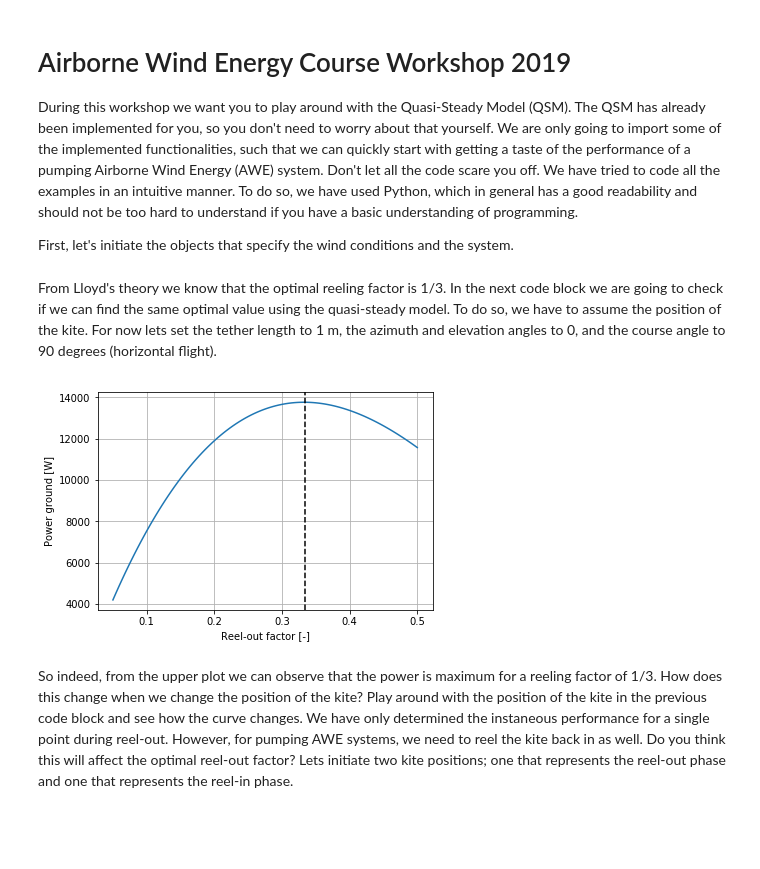
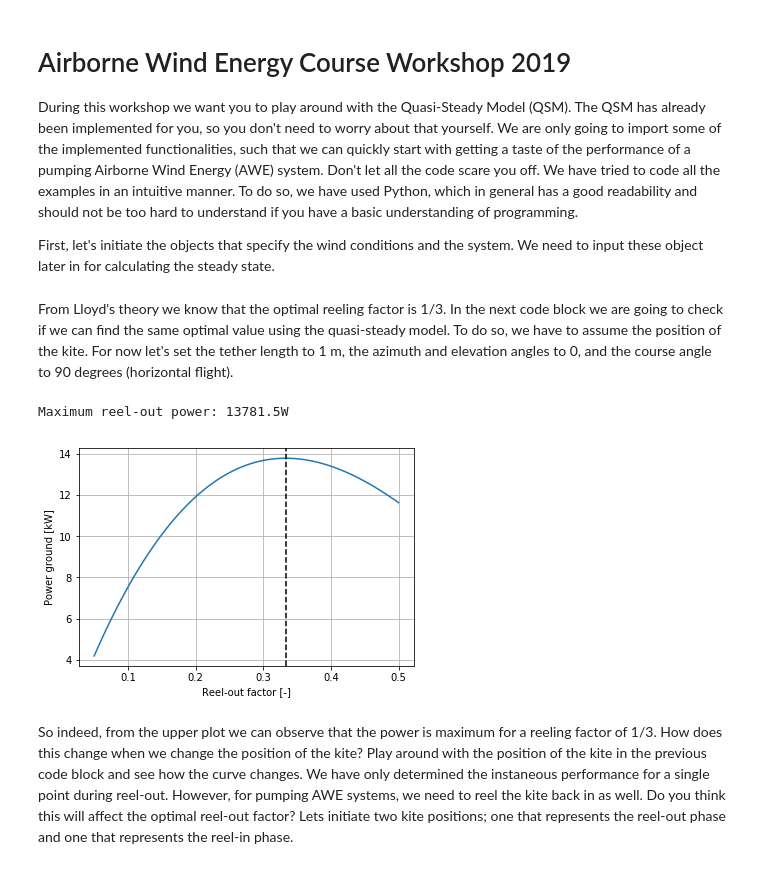
Before and after one commit to awecourse/workshop, a Jupyter notebook: awe_workshop_2019.ipynb, the cells around one changed output. Drawn from its saved outputs; the diff is of its cells as text; code cells hidden in the pictures; blank space fills up the shorter version.

```diff
--- a/awe_workshop_2019.ipynb
+++ b/awe_workshop_2019.ipynb
@@ -3,25 +3,26 @@
 
 During this workshop we want you to play around with the Quasi-Steady Model (QSM). The QSM has already been implemented for you, so you don't need to worry about that yourself. We are only going to import some of the implemented functionalities, such that we can quickly start with getting a taste of the performance of a pumping Airborne Wind Energy (AWE) system. Don't let all the code scare you off. We have tried to code all the examples in an intuitive manner. To do so, we have used Python, which in general has a good readability and should not be too hard to understand if you have a basic understanding of programming.
 
-First, let's initiate the objects that specify the wind conditions and the system.
+First, let's initiate the objects that specify the wind conditions and the system. We need to input these object later in for calculating the steady state.
 # %%
+# Import required packages.
 from qsm import Environment, KiteKinematics, StaticAerodynamics, SteadyState
 import matplotlib.pyplot as plt
 import numpy as np
 
-# Creating uniform wind field input.
+# Create an object setting the wind conditions.
 env_state = {
     'wind_speed': 7.,  # [m/s]
     'air_density': 1.225,  # [kg/m^3]
 }
 env_state = Environment(**env_state)
 
-# Creating system properties input.
+# Create an object setting the system properties.
 c_l = 1.
 l_to_d = 5.
 sys_props = {
     'kite_projected_area': 16.7,  # [m^2]
-    'kite_mass': 20.,  # [kg]
+    'kite_mass': 0.,  # [kg]
     'tether_density': 0.,  # [kg/m^3]
     'tether_diameter': 0.,  # [m]
     'lift_to_drag': l_to_d,  # [-]
@@ -30,33 +31,45 @@ sys_props = {
 sys_props = StaticAerodynamics(**sys_props)
 sys_props.tether_mass = 0.  # [m]
 # %% [markdown]
-From Lloyd's theory we know that the optimal reeling factor is 1/3. In the next code block we are going to check if we can find the same optimal value using the quasi-steady model. To do so, we have to assume the position of the kite. For now lets set the tether length to 1 m, the azimuth and elevation angles to 0, and the course angle to 90 degrees (horizontal flight).
+From Lloyd's theory we know that the optimal reeling factor is 1/3. In the next code block we are going to check if we can find the same optimal value using the quasi-steady model. To do so, we have to assume the position of the kite. For now let's set the tether length to 1 m, the azimuth and elevation angles to 0, and the course angle to 90 degrees (horizontal flight).
 # %%
-# Setting basic kinematic properties.
+# Create an object containing the kite position and course angle.
 kite_position = {
     'straight_tether_length': 1.,  # [m]
-    'azimuth_angle': 0.,  # [rad]
-    'elevation_angle': 0.,  # [rad]
+    'azimuth_angle': 0.*np.pi/180.,  # [rad]
+    'elevation_angle': 0.*np.pi/180.,  # [rad]
     'course_angle': 90.*np.pi/180.,  # [rad]
 }
 kite_position = KiteKinematics(**kite_position)
 
+# Set the range of reeling factors for which we will determine the steady states.
 n_reeling_factors = 100
 reel_out_factors = np.linspace(0.05, 0.5, n_reeling_factors)
+
+# Create an array to which we will save our results.
 power = np.zeros(n_reeling_factors)
+
+# Iterate over the reel-out factors.
 for i, rf in enumerate(reel_out_factors):
-    ss = SteadyState()
-    ss.control_settings = ('reeling_factor', rf)
-    ss.find_state(sys_props, env_state, kite_position)
-    power[i] = ss.power_ground
+    try:
+        ss = SteadyState()  # Create object for determining a steady state solution.
+        ss.control_settings = ('reeling_factor', rf)  # Set the controlled parameter.
+        ss.find_state(sys_props, env_state, kite_position)  # Find the steady state given the input.
+        power[i] = ss.power_ground  # Save the result for plotting.
+    except:
+        power[i] = np.nan
 
-plt.plot(reel_out_factors, power)
+print("Maximum reel-out power: {:.1f}W".format(np.nanmax(power)))
+
+# Plot the results.
+plt.plot(reel_out_factors, power*1e-3)
 plt.axvline(1/3., linestyle='--', color='k')
 plt.xlabel('Reel-out factor [-]')
-plt.ylabel('Power ground [W]')
+plt.ylabel('Power ground [kW]')
 plt.grid()
 # %% [output]
+Maximum reel-out power: 13781.5W
-[figure, old version]
+[figure, new version]
 # %% [markdown]
 So indeed, from the upper plot we can observe that the power is maximum for a reeling factor of 1/3. How does this change when we change the position of the kite? Play around with the position of the kite in the previous code block and see how the curve changes. We have only determined the instaneous performance for a single point during reel-out. However, for pumping AWE systems, we need to reel the kite back in as well. Do you think this will affect the optimal reel-out factor? Lets initiate two kite positions; one that represents the reel-out phase and one that represents the reel-in phase.
 # %%
```
Also changed, not shown: parts of 12 cells of this notebook, 1 other file.
